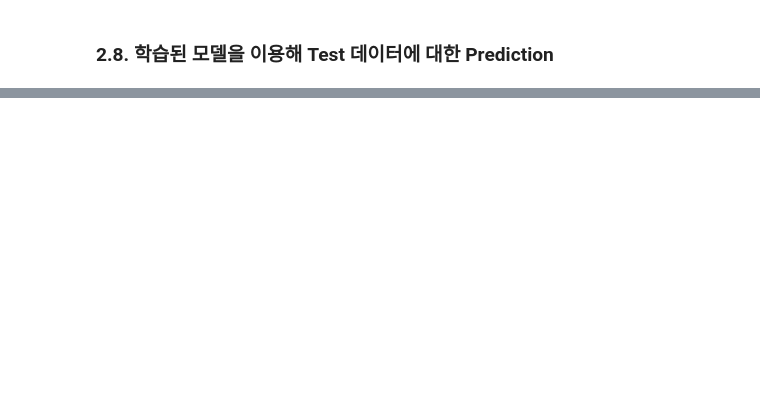
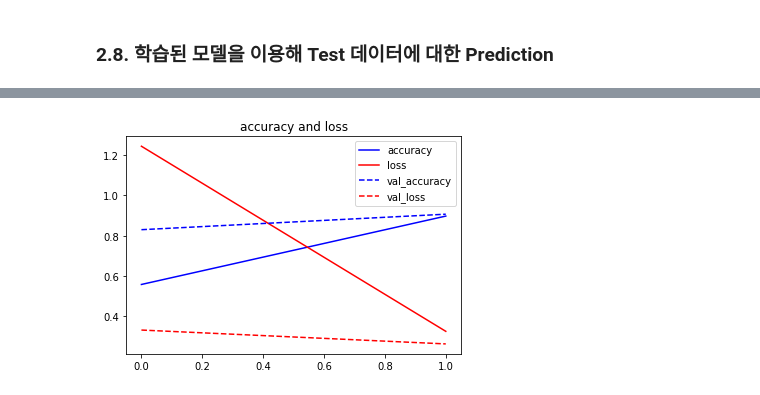
Before and after one commit to Kim-Byung-woo/Deep-Learning_folio.git.io, a Jupyter notebook: script/Medical Image Classification.ipynb, the cells around one changed output, grey strips where cells are left out. Drawn from its saved outputs; the diff is of its cells as text; code cells hidden in the pictures; blank space fills up the shorter version.

```diff
--- a/script/Medical Image Classification.ipynb
+++ b/script/Medical Image Classification.ipynb
@@ -435,0 +620,5 @@ model.evaluate(test_generator, steps=test_generator.samples/test_generator.batch
+# %%
+# 새로운 모델 저장
+vgg16_model_path = 'vgg16_scratch.h5'
+
+model.save(vgg16_model_path)
@@ -435,0 +627,20 @@ model.evaluate(test_generator, steps=test_generator.samples/test_generator.batch
+# %%
+# 모델 로딩
+model = load_model(vgg16_model_path)
+
+# 모델 컴파일
+model.compile(loss='categorical_crossentropy',
+              optimizer=RMSprop(lr=1e-4),
+              metrics=['acc'])
+
+# 모델 학습
+history = model.fit_generator(
+      train_generator,
+      steps_per_epoch=100 ,
+      epochs=2,
+      validation_data=validation_generator,
+      validation_steps=validation_generator.samples/validation_generator.batch_size,
+      verbose=1)
+
+# 모델 저장
+model.save(vgg16_model_path)
@@ -435,0 +653,19 @@ model.evaluate(test_generator, steps=test_generator.samples/test_generator.batch
+# %%
+acc = history.history['acc']
+loss = history.history['loss']
+valacc = history.history['val_acc']
+valloss = history.history['val_loss']
+
+
+epochs = range(len(acc))
+
+plt.plot(epochs, acc, 'b', label='accuracy')
+plt.plot(epochs, loss, 'r', label='loss')
+plt.plot(epochs, valacc, 'b--', label='val_accuracy')
+plt.plot(epochs, valloss, 'r--', label='val_loss')
+plt.title('accuracy and loss')
+plt.legend()
+
+plt.show()
+# %% [output]
+[figure, added]
```
Also changed, not shown: parts of 45 cells of this notebook.
